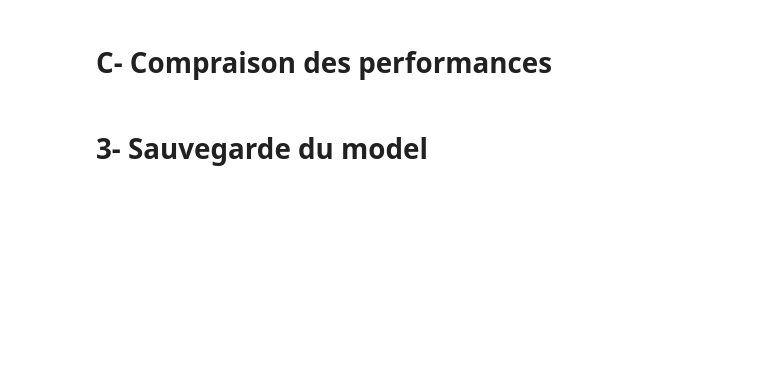
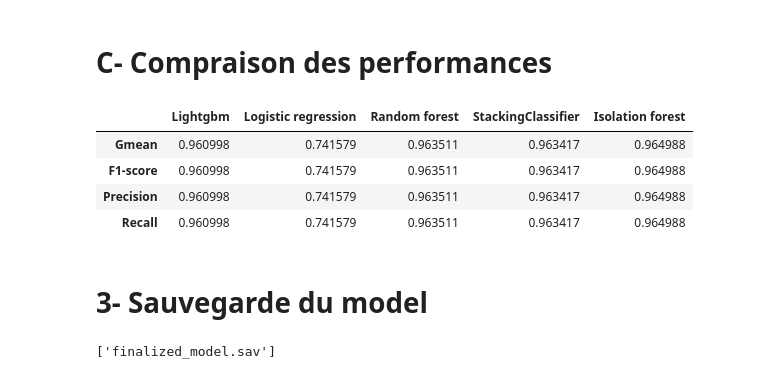
Before and after one commit to abakamousa/fraud_detection, a Jupyter notebook: Fraud_detection.ipynb, the cells around one changed output. Cells and saved outputs as stored; diff of their text form; code cells hidden in the pictures; blank space fills up the shorter version.

```diff
--- a/Fraud_detection.ipynb
+++ b/Fraud_detection.ipynb
@@ -652,2 +718,10 @@ dfPred.value_counts()
+# %%
+iso_gmean     = geometric_mean_score(y_test, dfPred["Pred"], average='micro')
+# %%
+iso_f1score   = f1_score(y_test, dfPred["Pred"], average='micro')
+# %%
+iso_precision = precision_score(y_test, dfPred["Pred"], average='micro')
+# %%
+iso_recall    = recall_score(y_test, dfPred["Pred"], average='micro')
 # %%
 print("Classication report for isolation forest: \n")
@@ -688,10 +752,22 @@ print(classification_report_imbalanced(y_test, clf_elliptic.predict(X_test)))
 # **C- Compraison des performances**
 # %%
 # initialize list of lists
-data = [['XX', 'XX', 'XX', 'XX'], ['XX', 'XX', 'XX', 'XX'], ['XX', 'XX', 'XX', 'XX'], ['XX', 'XX', 'XX', 'XX']]
 
+data = {"Lightgbm": [gmean_LightGBM, f1score_LightGBM, precision_LightGBM, recall_LightGBM],
+        "Logistic regression": [lr_gmean, lr_f1score, lr_precision, lr_recall],
+        "Random forest": [rf_gmean, rf_f1score, rf_precision, rf_recall],
+        "StackingClassifier": [sclf_gmean, sclf_f1score, sclf_precision, sclf_recall],
+        "Isolation forest": [iso_gmean, iso_f1score, iso_precision, iso_recall],
+       }
 # Create the pandas DataFrame
-df = pd.DataFrame(data, columns=['Lightgbm', 'StackingClassifier', 'Isolation forest', 'Elliptic envelope'], index=['Gmean', 'F-score', 'Precision', 'Recall']))
+df_performance = pd.DataFrame(data, index=['Gmean', 'F1-score', 'Precision', 'Recall'])
+df_performance
+# %% [output]
+|  | Lightgbm | Logistic regression | Random forest | StackingClassifier | Isolation forest |
+| Gmean | 0.960998 | 0.741579 | 0.963511 | 0.963417 | 0.964988 |
+| F1-score | 0.960998 | 0.741579 | 0.963511 | 0.963417 | 0.964988 |
+| Precision | 0.960998 | 0.741579 | 0.963511 | 0.963417 | 0.964988 |
+| Recall | 0.960998 | 0.741579 | 0.963511 | 0.963417 | 0.964988 |
 # %% [markdown]
 # **3- Sauvegarde du model**
 # %%
@@ -701,7 +777,9 @@ import joblib
 # save the model to disk
 # %%
 filename = 'finalized_model.sav'
-joblib.dump(sclf, filename)
+joblib.dump(clf_isolation, filename)
+# %% [output]
+['finalized_model.sav']
 # %%
  # load the model from disk
 # %%
```
Also changed, not shown: parts of 89 cells of this notebook, 1 other file.
